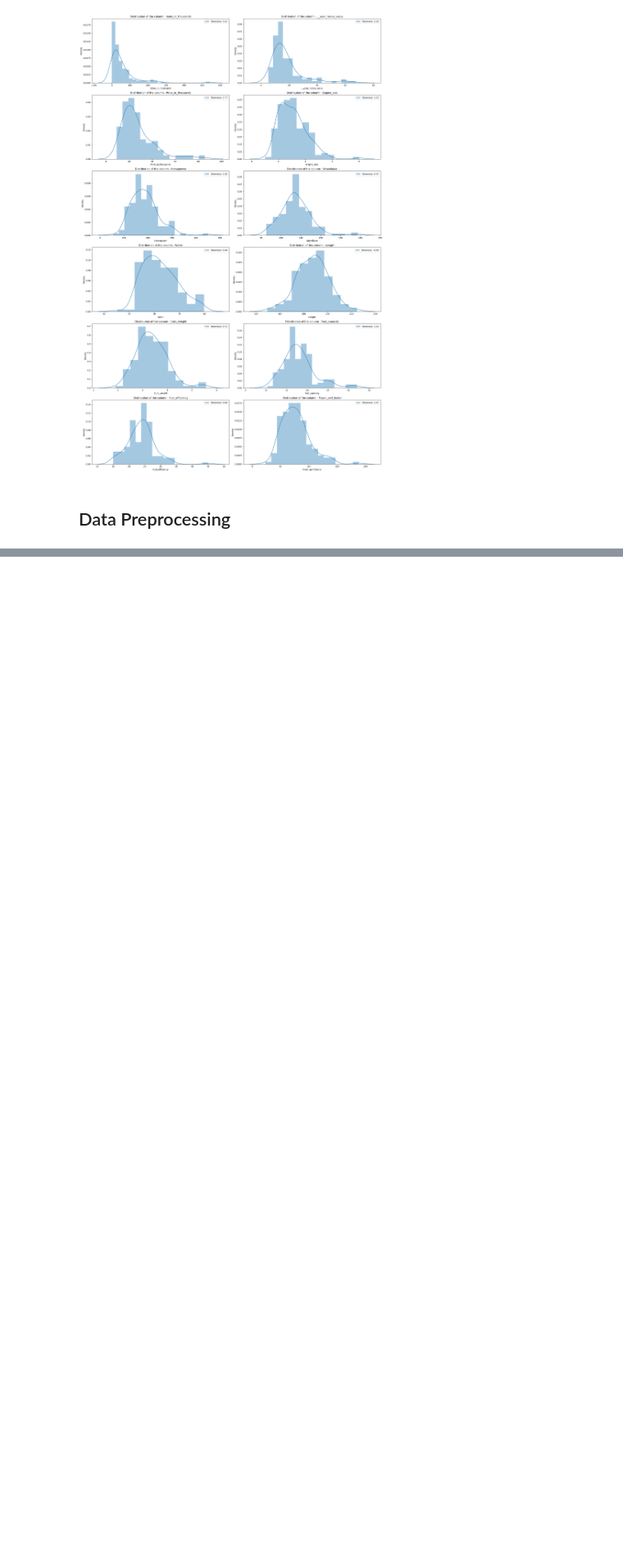
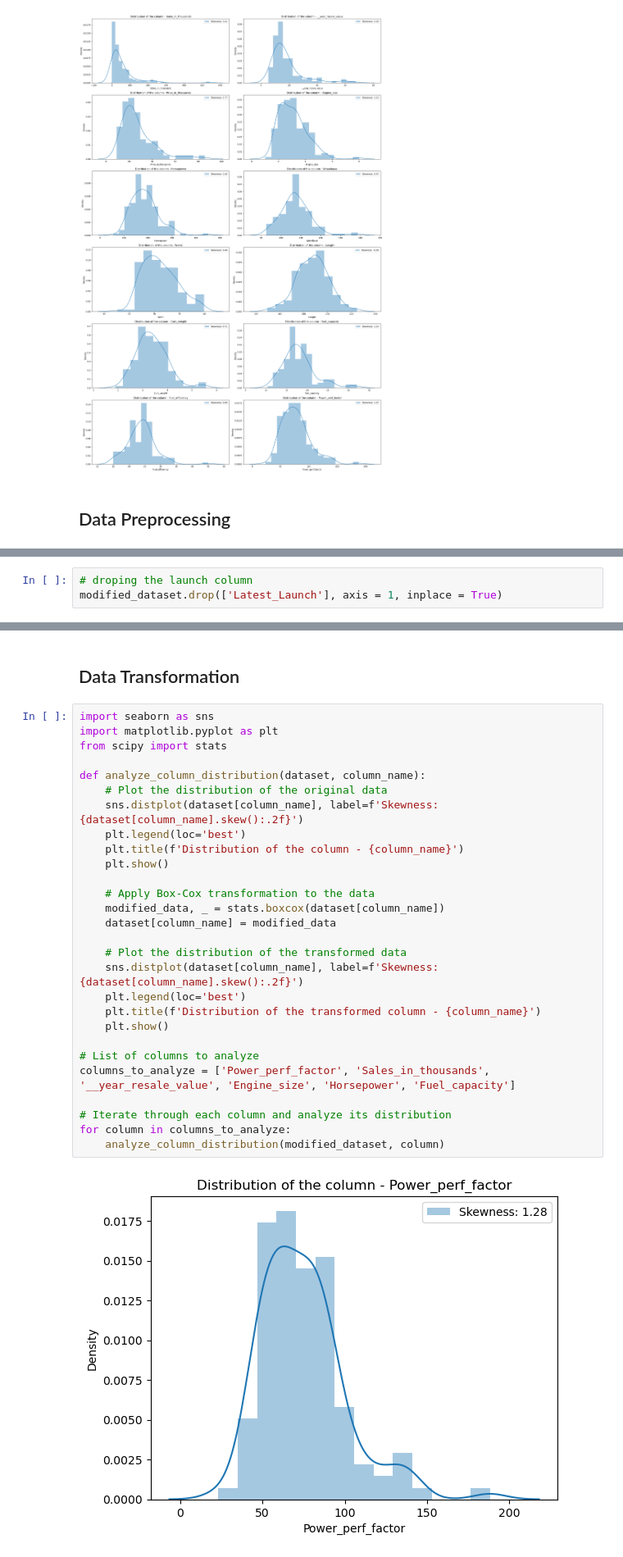
Before and after one commit to FasilHameed/CarPricePredictionMLExperiment, a Jupyter notebook: Car Sales.ipynb, the cells around one changed output, grey strips where cells are left out. Shown at 82% size. Saved outputs shown, nothing was run; the diff lists cells and outputs as text; blank space fills up the shorter version.

```diff
--- a/Car Sales.ipynb
+++ b/Car Sales.ipynb
@@ -381,0 +536,3 @@ plt.show()
+# %%
+# droping the launch column
+modified_dataset.drop(['Latest_Launch'], axis = 1, inplace = True)
@@ -381,0 +556,32 @@ plt.show()
+# %% [markdown]
+## Data Transformation
+# %%
+import seaborn as sns
+import matplotlib.pyplot as plt
+from scipy import stats
+
+def analyze_column_distribution(dataset, column_name):
+    # Plot the distribution of the original data
+    sns.distplot(dataset[column_name], label=f'Skewness: {dataset[column_name].skew():.2f}')
+    plt.legend(loc='best')
+    plt.title(f'Distribution of the column - {column_name}')
+    plt.show()
+
+    # Apply Box-Cox transformation to the data
+    modified_data, _ = stats.boxcox(dataset[column_name])
+    dataset[column_name] = modified_data
+
+    # Plot the distribution of the transformed data
+    sns.distplot(dataset[column_name], label=f'Skewness: {dataset[column_name].skew():.2f}')
+    plt.legend(loc='best')
+    plt.title(f'Distribution of the transformed column - {column_name}')
+    plt.show()
+
+# List of columns to analyze
+columns_to_analyze = ['Power_perf_factor', 'Sales_in_thousands', '__year_resale_value', 'Engine_size', 'Horsepower', 'Fuel_capacity']
+
+# Iterate through each column and analyze its distribution
+for column in columns_to_analyze:
+    analyze_column_distribution(modified_dataset, column)
+# %% [output]
+[figure, added]
```
Also changed, not shown: parts of 66 cells of this notebook, 1 other file.
